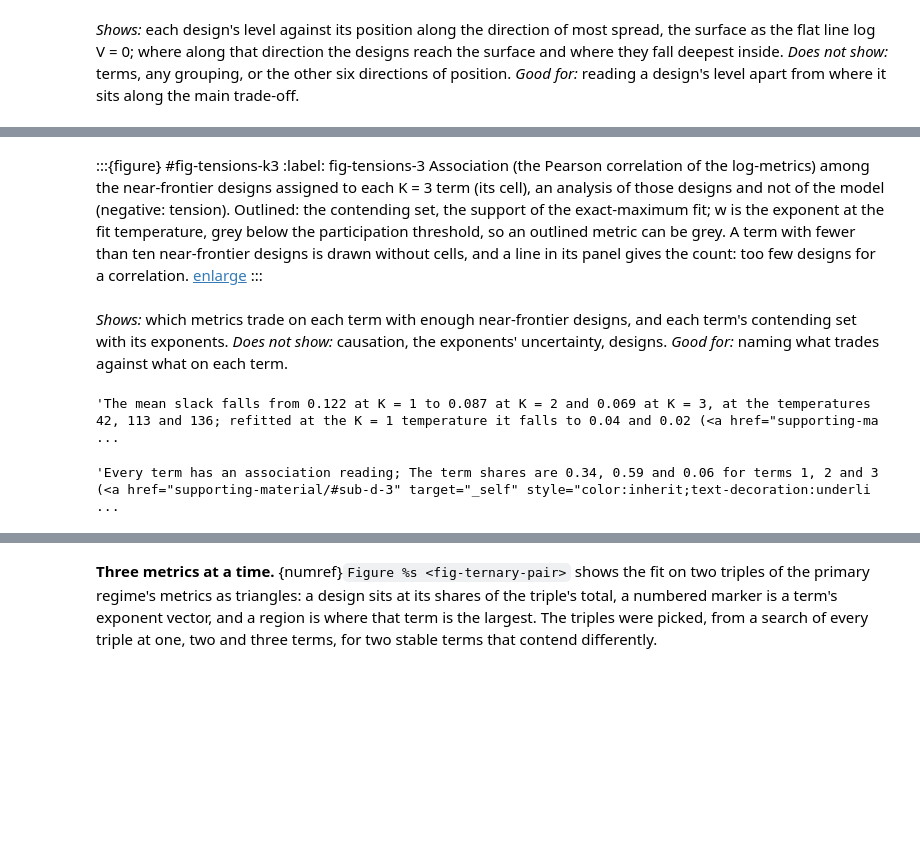
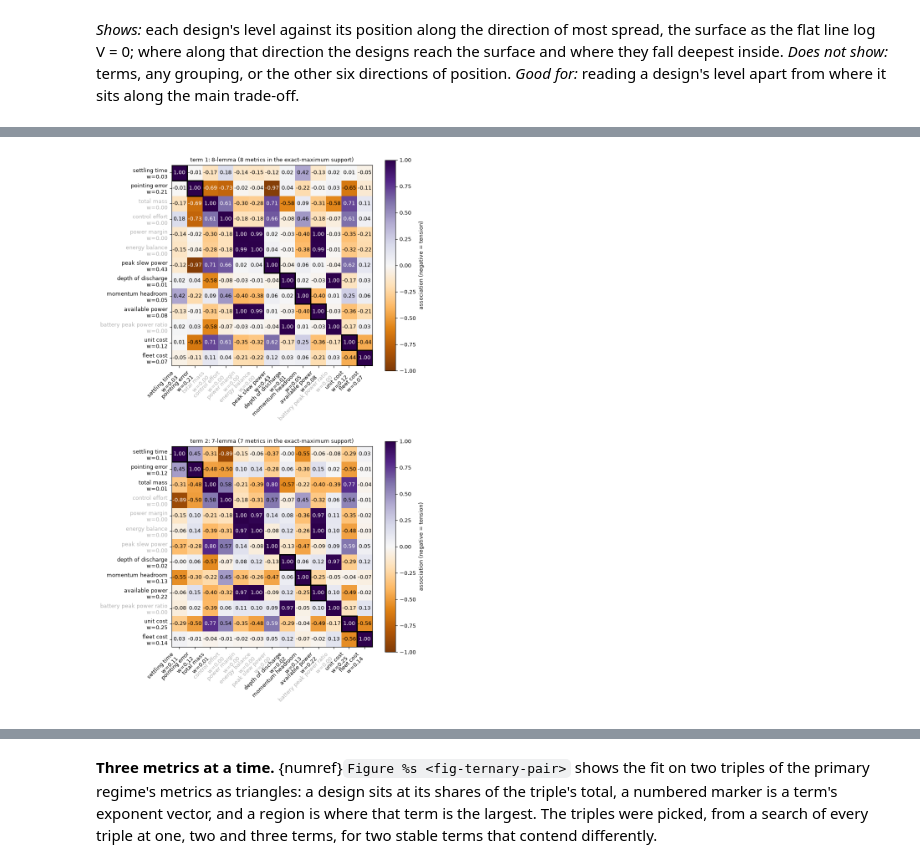
Before and after one commit to DynamicalSystemsGroup/hyperbolic-trade-space, a Jupyter notebook: paper/paper.ipynb, the cells around one changed output, grey strips where cells are left out. Drawn from its saved outputs; the diff is of its cells as text; code cells hidden in the pictures; blank space fills up the shorter version.

```diff
--- a/paper/paper.ipynb
+++ b/paper/paper.ipynb
@@ -653,3 +650,6 @@ band = fit.band  # the K = 1 band at every K (gap G-9)
+# %%
+fit_case = fits[case.CASE_K]
+band = fit.band  # the K = 1 band at every K (gap G-9)
 # %%
 from generate_findings import k1_sentence
 
@@ -692,19 +694,4 @@ case.tension_figure(study, fit3, band=band)
-# %% [markdown]
-:::{figure} #fig-tensions-k3
-:label: fig-tensions-3
-Association (the Pearson correlation of the log-metrics) among the near-frontier designs assigned to each K = 3 term (its cell), an analysis of those designs and not of the model (negative: tension). Outlined: the contending set, the support of the exact-maximum fit; w is the exponent at the fit temperature, grey below the participation threshold, so an outlined metric can be grey. A term with fewer than ten near-frontier designs is drawn without cells, and a line in its panel gives the count: too few designs for a correlation. [enlarge](figures/fig-tensions-k3.png)
-:::
-# %% [markdown]
-*Shows:* which metrics trade on each term with enough near-frontier designs, and each term's contending set with its exponents. *Does not show:* causation, the exponents' uncertainty, designs. *Good for:* naming what trades against what on each term.
-# %%
-from generate_findings import k_sweep_sentence
-
-k_sweep_sentence(study, fits)
-# %% [output]
-'The mean slack falls from 0.122 at K = 1 to 0.087 at K = 2 and 0.069 at K = 3, at the temperatures 42, 113 and 136; refitted at the K = 1 temperature it falls to 0.04 and 0.02 (<a href="supporting-ma ...
-# %%
-from generate_findings import terms_sentence
-
-terms_sentence(study, fits)
-# %% [output]
-'Every term has an association reading; The term shares are 0.34, 0.59 and 0.06 for terms 1, 2 and 3 (<a href="supporting-material/#sub-d-3" target="_self" style="color:inherit;text-decoration:underli ...
+# %%
+case.tension_figure(study, fit_case, band=band)
+# %% [output]
+[figure, added]
```
Also changed, not shown: parts of 18 cells of this notebook, 29 other files.
